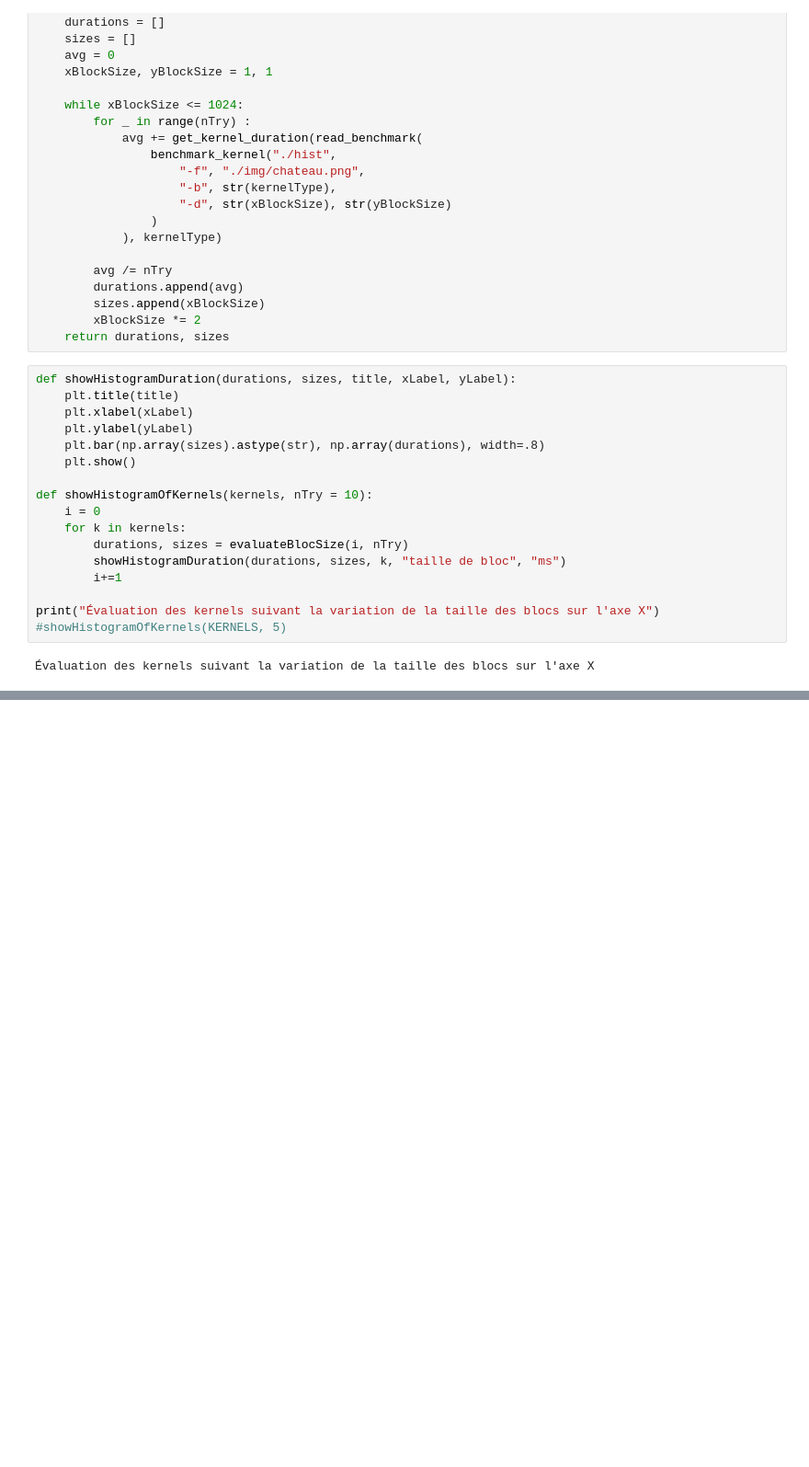
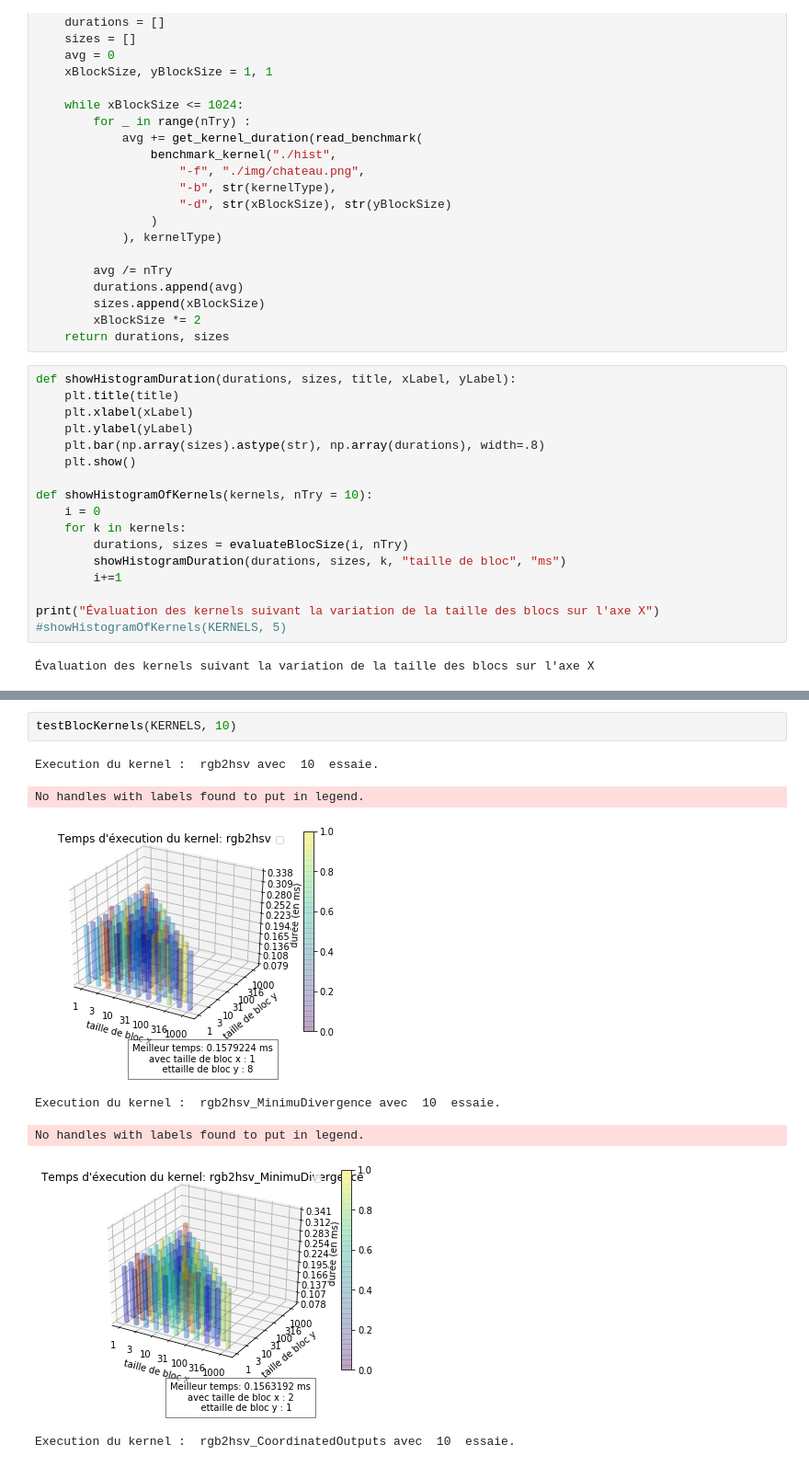
Before and after one commit to Me-k-01/Histogram_equalization, a Jupyter notebook: rapport-tp3.ipynb, the cells around one changed output, grey strips where cells are left out. Shown at 92% size. Saved outputs shown, nothing was run; the diff lists cells and outputs as text; blank space fills up the shorter version.

```diff
--- a/rapport-tp3.ipynb
+++ b/rapport-tp3.ipynb
@@ -314,0 +303,10 @@ showHistogramDurationtest(durations, sizes, "test", "nbthread", )"""
+# %%
+testBlocKernels(KERNELS, 10)
+# %% [output]
+Execution du kernel :  rgb2hsv avec  10  essaie.
+No handles with labels found to put in legend.
+[figure, added]
+Execution du kernel :  rgb2hsv_MinimuDivergence avec  10  essaie.
+No handles with labels found to put in legend.
+[figure, added]
+Execution du kernel :  rgb2hsv_CoordinatedOutputs avec  10  essaie.
```
Also changed, not shown: parts of 8 cells of this notebook.
